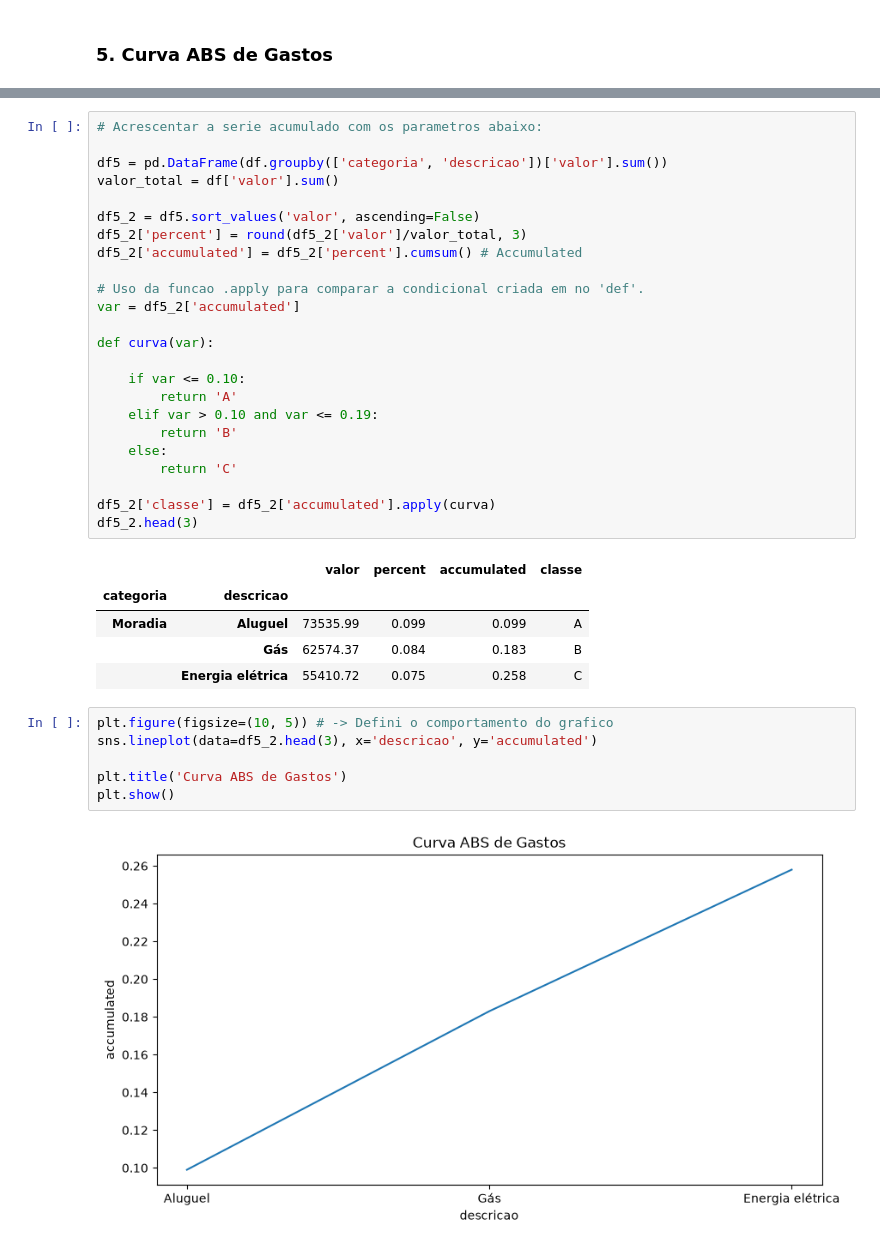
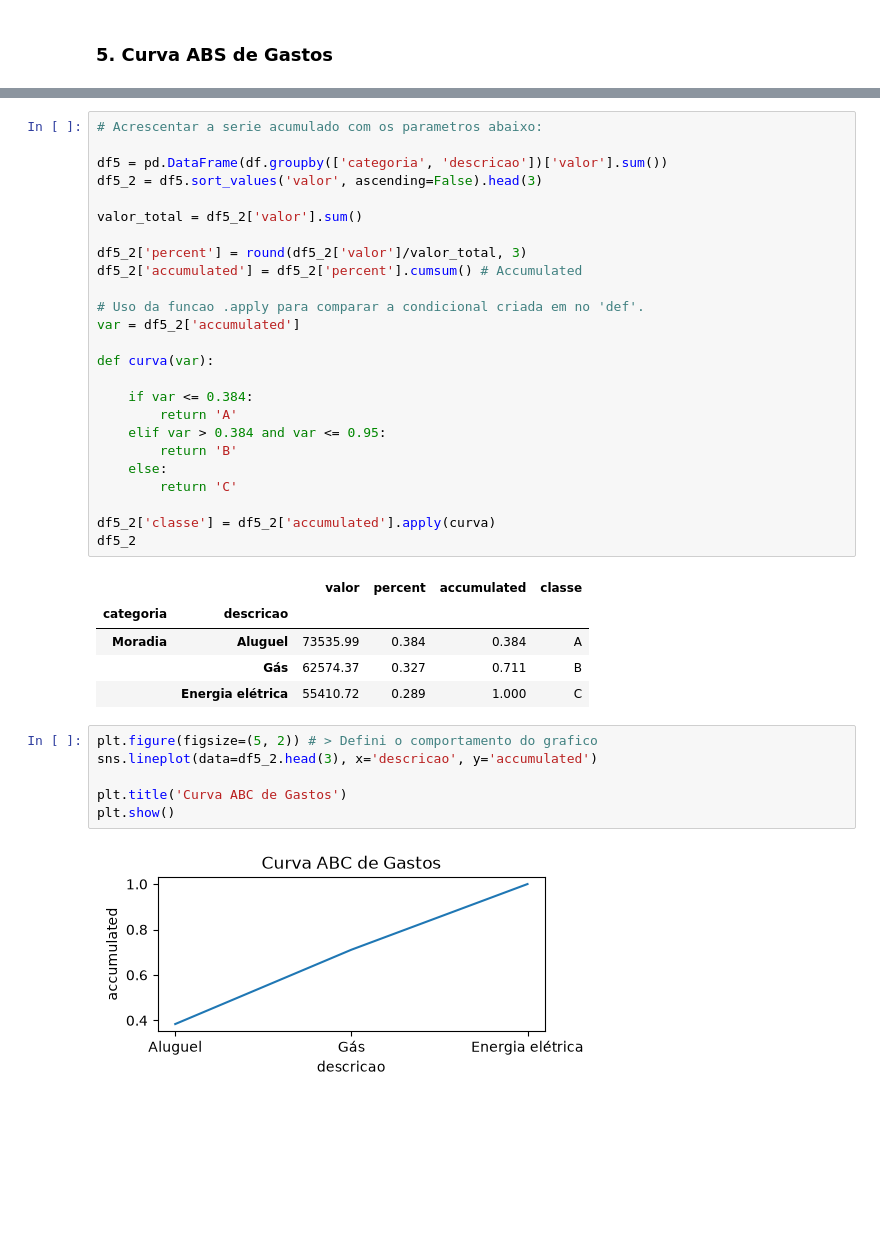
Before and after one commit to ramonbarrbosa/sqlite3_analysis, a Jupyter notebook: scripts/transformation.ipynb, the cells around one changed output, grey strips where cells are left out. Cells and saved outputs as stored; diff of their text form; blank space fills up the shorter version.

```diff
--- a/scripts/transformation.ipynb
+++ b/scripts/transformation.ipynb
@@ -219,9 +210,10 @@ amostra.sort_values('valor', ascending=False).head(3)
 # Acrescentar a serie acumulado com os parametros abaixo:
 
 df5 = pd.DataFrame(df.groupby(['categoria', 'descricao'])['valor'].sum())
-valor_total = df['valor'].sum()
+df5_2 = df5.sort_values('valor', ascending=False).head(3)
 
-df5_2 = df5.sort_values('valor', ascending=False)
+valor_total = df5_2['valor'].sum()
+
 df5_2['percent'] = round(df5_2['valor']/valor_total, 3)
 df5_2['accumulated'] = df5_2['percent'].cumsum() # Accumulated
 
@@ -230,27 +222,27 @@ var = df5_2['accumulated']
 
 def curva(var):
 
-    if var <= 0.10:
+    if var <= 0.384:
         return 'A'
-    elif var > 0.10 and var <= 0.19:
+    elif var > 0.384 and var <= 0.95:
         return 'B'
     else:
         return 'C'
 
 df5_2['classe'] = df5_2['accumulated'].apply(curva)
-df5_2.head(3)
+df5_2
 # %% [output]
 |  |  | valor | percent | accumulated | classe |
 | categoria | descricao |  |  |  |  |
-| Moradia | Aluguel | 73535.99 | 0.099 | 0.099 | A |
-|  | Gás | 62574.37 | 0.084 | 0.183 | B |
-|  | Energia elétrica | 55410.72 | 0.075 | 0.258 | C |
+| Moradia | Aluguel | 73535.99 | 0.384 | 0.384 | A |
+|  | Gás | 62574.37 | 0.327 | 0.711 | B |
+|  | Energia elétrica | 55410.72 | 0.289 | 1.000 | C |
 # %%
-plt.figure(figsize=(10, 5)) # -> Defini o comportamento do grafico
+plt.figure(figsize=(5, 2)) # > Defini o comportamento do grafico
 sns.lineplot(data=df5_2.head(3), x='descricao', y='accumulated')
 
-plt.title('Curva ABS de Gastos')
+plt.title('Curva ABC de Gastos')
 plt.show()
 # %% [output]
-[figure, old version]
+[figure, new version]
 # %% [markdown]
```
Also changed, not shown: parts of 3 cells of this notebook.
